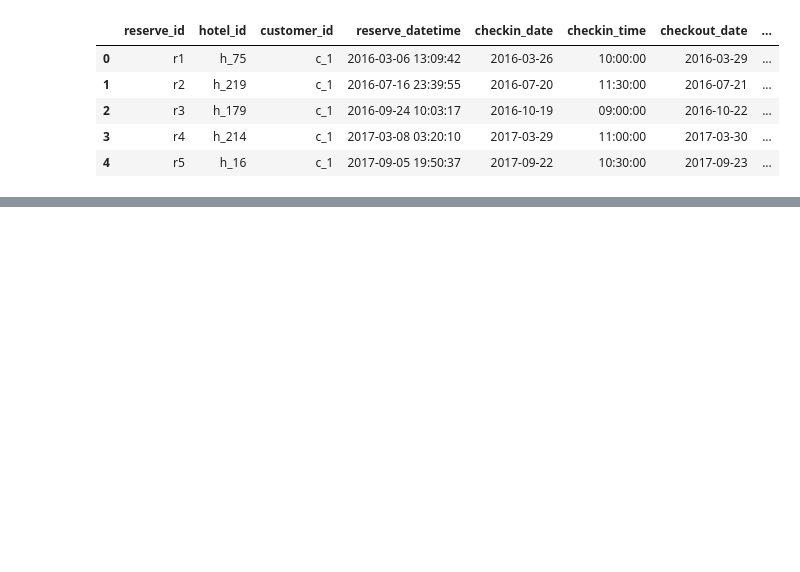
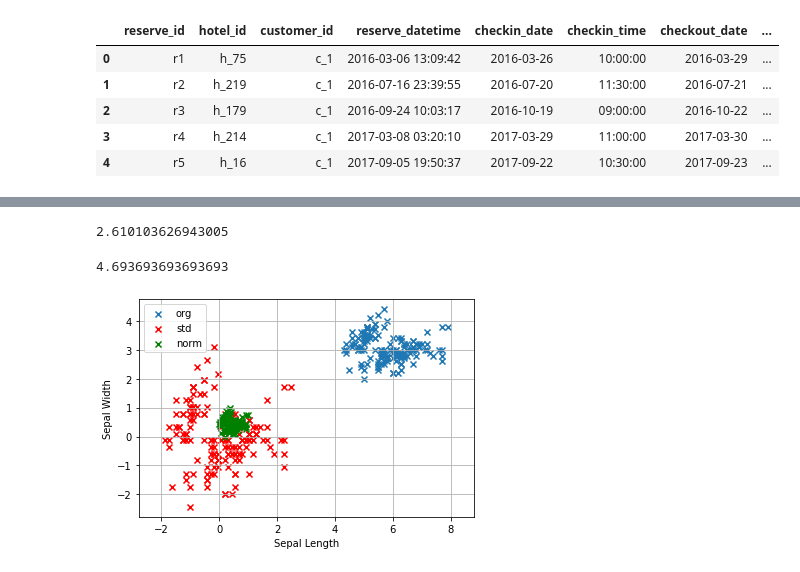
Before and after one commit to tensaitensai/zikken3, a Jupyter notebook: kadai2/week1.ipynb, the cells around one changed output, grey strips where cells are left out. Cells and saved outputs as stored; diff of their text form; code cells hidden in the pictures; blank space fills up the shorter version.

Commit message:
kadai2-1:終了

```diff
--- a/kadai2/week1.ipynb
+++ b/kadai2/week1.ipynb
@@ -292,0 +315,59 @@ from sklearn.preprocessing import MinMaxScaler
+# %%
+##課題1(reserve_tbの行を50％サンプリングした後に顧客を重複なく列にした場合)
+import numpy as np
+import pandas as pd
+reserve_tb = pd.read_csv('data/reserve.csv', encoding='UTF-8')
+
+reserve_tb = reserve_tb.sample(frac=0.5)
+target = reserve_tb['customer_id'].unique()
+
+kadai1_rslt = reserve_tb[reserve_tb['customer_id'].isin(target)].groupby('customer_id').size().reset_index()
+
+kadai1_rslt.columns = ['customer_id','rsv_cnt']
+
+print(kadai1_rslt['rsv_cnt'].mean())
+# %% [output]
+2.610103626943005
+# %%
+##課題1(reserve_tbから重複のない顧客の列を抽出し50％サンプリングをした場合)
+import numpy as np
+import pandas as pd
+reserve_tb = pd.read_csv('data/reserve.csv', encoding='UTF-8')
+
+target = pd.Series(reserve_tb['customer_id'].unique()).sample(frac=0.5)
+kadai1_rslt = reserve_tb[reserve_tb['customer_id'].isin(target)].groupby('customer_id').size().reset_index()
+
+kadai1_rslt.columns = ['customer_id','rsv_cnt']
+
+print(kadai1_rslt['rsv_cnt'].mean())
+# %% [output]
+4.693693693693693
+# %%
+#課題3
+import numpy as np
+import pandas as pd
+import matplotlib.pyplot as plt
+from sklearn.preprocessing import MinMaxScaler
+mmsc = MinMaxScaler()
+from sklearn.preprocessing import StandardScaler
+stdsc = StandardScaler()
+from sklearn.datasets import load_iris
+iris = load_iris()
+
+x1 = iris.data[:,0].reshape(-1,1)
+x2 = iris.data[:,1].reshape(-1,1)
+
+x=np.concatenate((x1,x2), axis=1)
+plt.axis('equal')
+plt.scatter(x[:,0],x[:,1], marker="x", label="org")
+x_norm = mmsc.fit_transform(x)
+x_std = stdsc.fit_transform(x)
+plt.scatter(x_std[:,0],x_std[:,1], c='red',marker="x", label="std")
+plt.scatter(x_norm[:,0],x_norm[:,1], c='green',marker="x", label="norm")
+plt.xlabel("Sepal Length")
+plt.ylabel("Sepal Width")
+plt.legend()
+plt.grid()
+plt.show()
+# %% [output]
+[figure, added]
```
Also changed, not shown: parts of 5 cells of this notebook, 7 other files.
